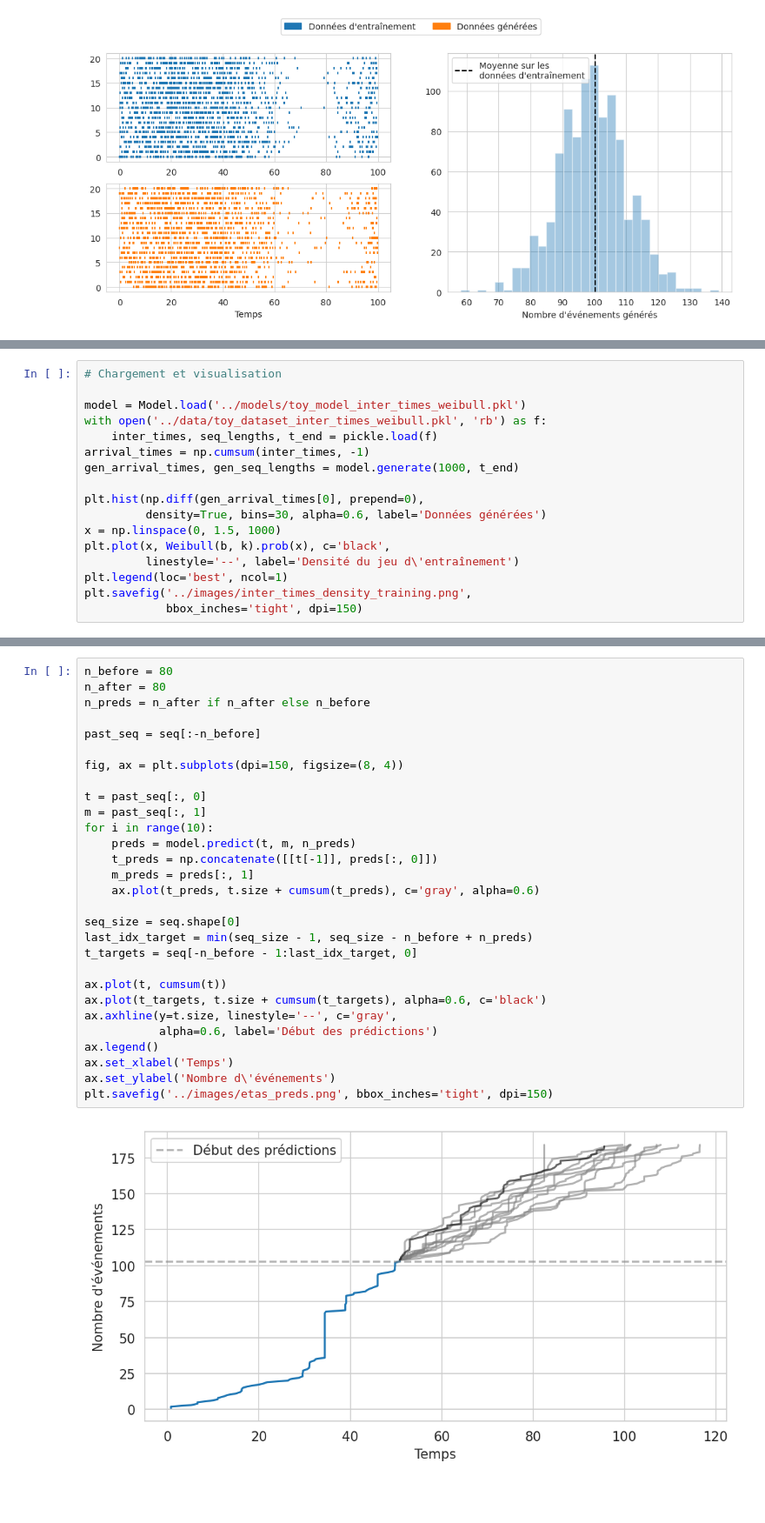
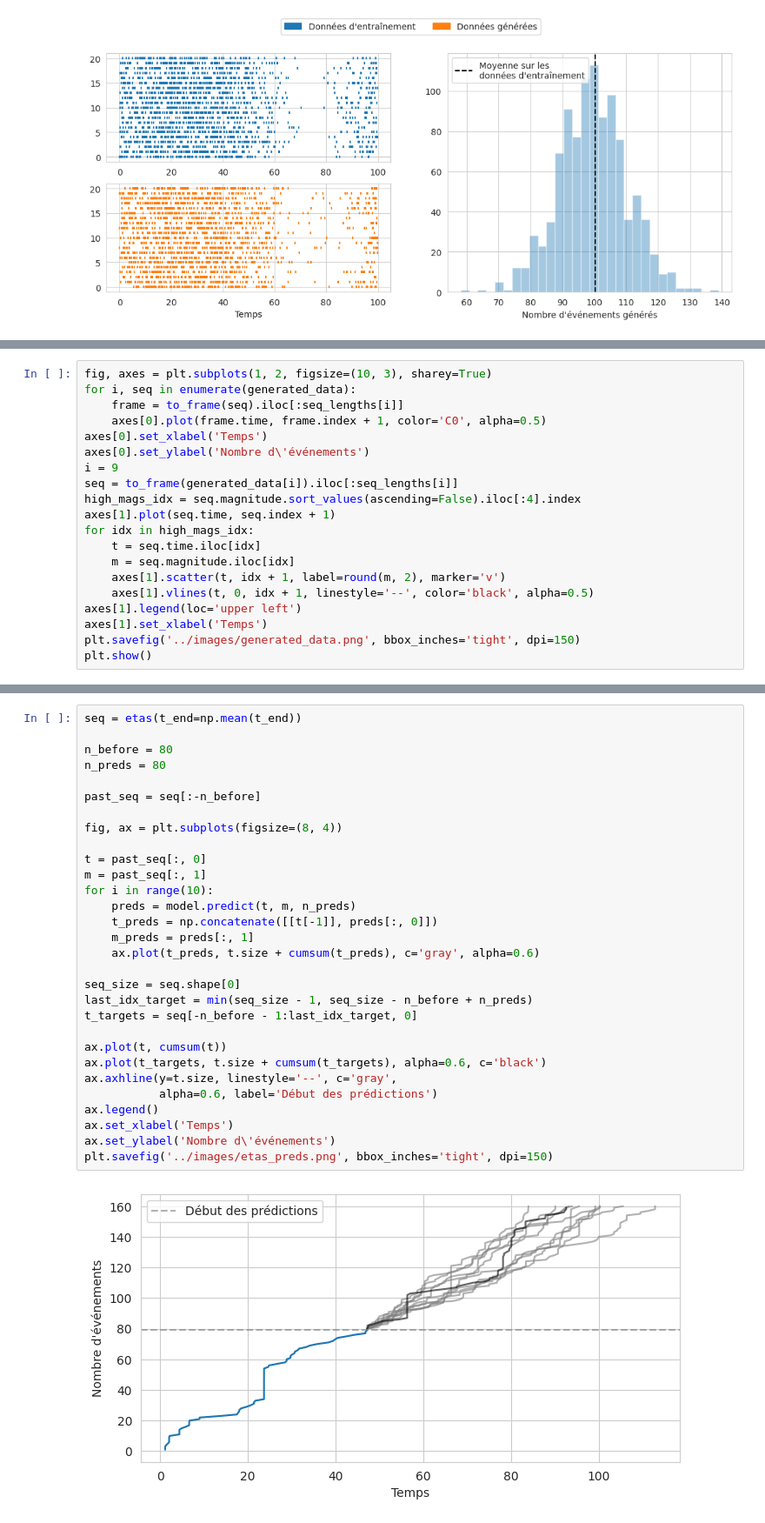
Before and after one commit to alphonsepaix/recast, a Jupyter notebook: notebooks/figures.ipynb, the cells around one changed output, grey strips where cells are left out. Shown at 87% size. Cells and saved outputs as stored; diff of their text form; blank space fills up the shorter version.

```diff
--- a/notebooks/figures.ipynb
+++ b/notebooks/figures.ipynb
@@ -698,17 +1024,0 @@ Loss at epoch  250:    0.093
-# %%
-# Chargement et visualisation
-
-model = Model.load('../models/toy_model_inter_times_weibull.pkl')
-with open('../data/toy_dataset_inter_times_weibull.pkl', 'rb') as f:
-    inter_times, seq_lengths, t_end = pickle.load(f)
-arrival_times = np.cumsum(inter_times, -1)
-gen_arrival_times, gen_seq_lengths = model.generate(1000, t_end)
-
-plt.hist(np.diff(gen_arrival_times[0], prepend=0),
-         density=True, bins=30, alpha=0.6, label='Données générées')
-x = np.linspace(0, 1.5, 1000)
-plt.plot(x, Weibull(b, k).prob(x), c='black',
-         linestyle='--', label='Densité du jeu d\'entraînement')
-plt.legend(loc='best', ncol=1)
-plt.savefig('../images/inter_times_density_training.png',
-            bbox_inches='tight', dpi=150)
@@ -1254,0 +1052,20 @@ plt.show()
+# %%
+fig, axes = plt.subplots(1, 2, figsize=(10, 3), sharey=True)
+for i, seq in enumerate(generated_data):
+    frame = to_frame(seq).iloc[:seq_lengths[i]]
+    axes[0].plot(frame.time, frame.index + 1, color='C0', alpha=0.5)
+axes[0].set_xlabel('Temps')
+axes[0].set_ylabel('Nombre d\'événements')
+i = 9
+seq = to_frame(generated_data[i]).iloc[:seq_lengths[i]]
+high_mags_idx = seq.magnitude.sort_values(ascending=False).iloc[:4].index
+axes[1].plot(seq.time, seq.index + 1)
+for idx in high_mags_idx:
+    t = seq.time.iloc[idx]
+    m = seq.magnitude.iloc[idx]
+    axes[1].scatter(t, idx + 1, label=round(m, 2), marker='v')
+    axes[1].vlines(t, 0, idx + 1, linestyle='--', color='black', alpha=0.5)
+axes[1].legend(loc='upper left')
+axes[1].set_xlabel('Temps')
+plt.savefig('../images/generated_data.png', bbox_inches='tight', dpi=150)
+plt.show()
@@ -1298,31 +1098,32 @@ plot_etas_seq(to_frame(seq), 3)
 # %%
+seq = etas(t_end=np.mean(t_end))
+
 n_before = 80
-n_after = 80
-n_preds = n_after if n_after else n_before
+n_preds = 80
 
 past_seq = seq[:-n_before]
 
-fig, ax = plt.subplots(dpi=150, figsize=(8, 4))
+fig, ax = plt.subplots(figsize=(8, 4))
 
 t = past_seq[:, 0]
 m = past_seq[:, 1]
 for i in range(10):
     preds = model.predict(t, m, n_preds)
     t_preds = np.concatenate([[t[-1]], preds[:, 0]])
     m_preds = preds[:, 1]
     ax.plot(t_preds, t.size + cumsum(t_preds), c='gray', alpha=0.6)
 
 seq_size = seq.shape[0]
 last_idx_target = min(seq_size - 1, seq_size - n_before + n_preds)
 t_targets = seq[-n_before - 1:last_idx_target, 0]
 
 ax.plot(t, cumsum(t))
 ax.plot(t_targets, t.size + cumsum(t_targets), alpha=0.6, c='black')
 ax.axhline(y=t.size, linestyle='--', c='gray',
            alpha=0.6, label='Début des prédictions')
 ax.legend()
 ax.set_xlabel('Temps')
 ax.set_ylabel('Nombre d\'événements')
 plt.savefig('../images/etas_preds.png', bbox_inches='tight', dpi=150)
 # %% [output]
-[figure, old version]
+[figure, new version]
```
Also changed, not shown: parts of 95 cells of this notebook, 10 other files.
